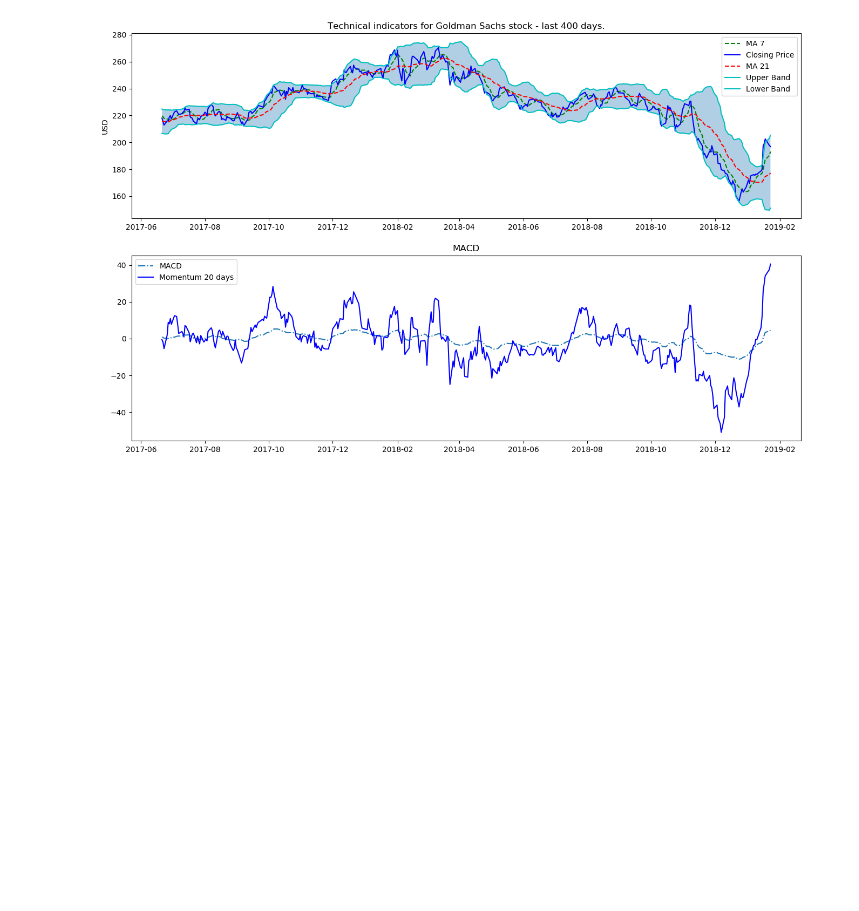
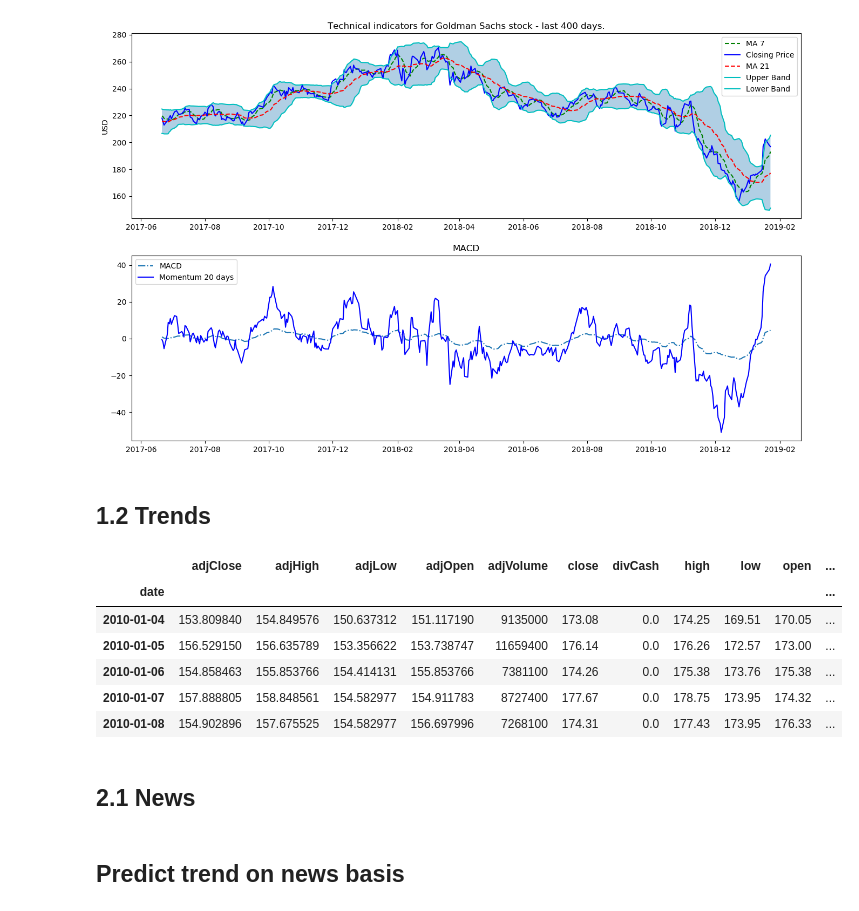
Before and after one commit to vittorio-nardone/ML-Trading, a Jupyter notebook: Lab notebook.ipynb, the cells around one changed output. Cells and saved outputs as stored; diff of their text form; code cells hidden in the pictures; blank space fills up the shorter version.

Commit message:
Trend feature added News sentiment analysis (work in progress)

```diff
--- a/Lab notebook.ipynb
+++ b/Lab notebook.ipynb
@@ -85,3 +85,18 @@ def plot_technical_indicators(dataset, last_days):
 plot_technical_indicators(indicators_grid, 400)
 # %% [output]
 [figure]
+# %% [markdown]
+## 1.2 Trends
+# %%
+trend_grid = stocks.trend_grid(symbol,rolling_windows=[5],high_th = 0.05, low_th = 0.05)
+trend_grid.head()
+# %% [output]
+|  | adjClose | adjHigh | adjLow | adjOpen | adjVolume | close | divCash | high | low | open | ... |
+| date |  |  |  |  |  |  |  |  |  |  | ... |
+| 2010-01-04 | 153.809840 | 154.849576 | 150.637312 | 151.117190 | 9135000 | 173.08 | 0.0 | 174.25 | 169.51 | 170.05 | ... |
+| 2010-01-05 | 156.529150 | 156.635789 | 153.356622 | 153.738747 | 11659400 | 176.14 | 0.0 | 176.26 | 172.57 | 173.00 | ... |
+| 2010-01-06 | 154.858463 | 155.853766 | 154.414131 | 155.853766 | 7381100 | 174.26 | 0.0 | 175.38 | 173.76 | 175.38 | ... |
+| 2010-01-07 | 157.888805 | 158.848561 | 154.582977 | 154.911783 | 8727400 | 177.67 | 0.0 | 178.75 | 173.95 | 174.32 | ... |
+| 2010-01-08 | 154.902896 | 157.675525 | 154.582977 | 156.697996 | 7268100 | 174.31 | 0.0 | 177.43 | 173.95 | 176.33 | ... |
+# %% [markdown]
+## 2.1 News
@@ -87,0 +112,2 @@ plot_technical_indicators(indicators_grid, 400)
+# %% [markdown]
+## Predict trend on news basis
```
Also changed, not shown: parts of 26 cells of this notebook, 2 other files.
